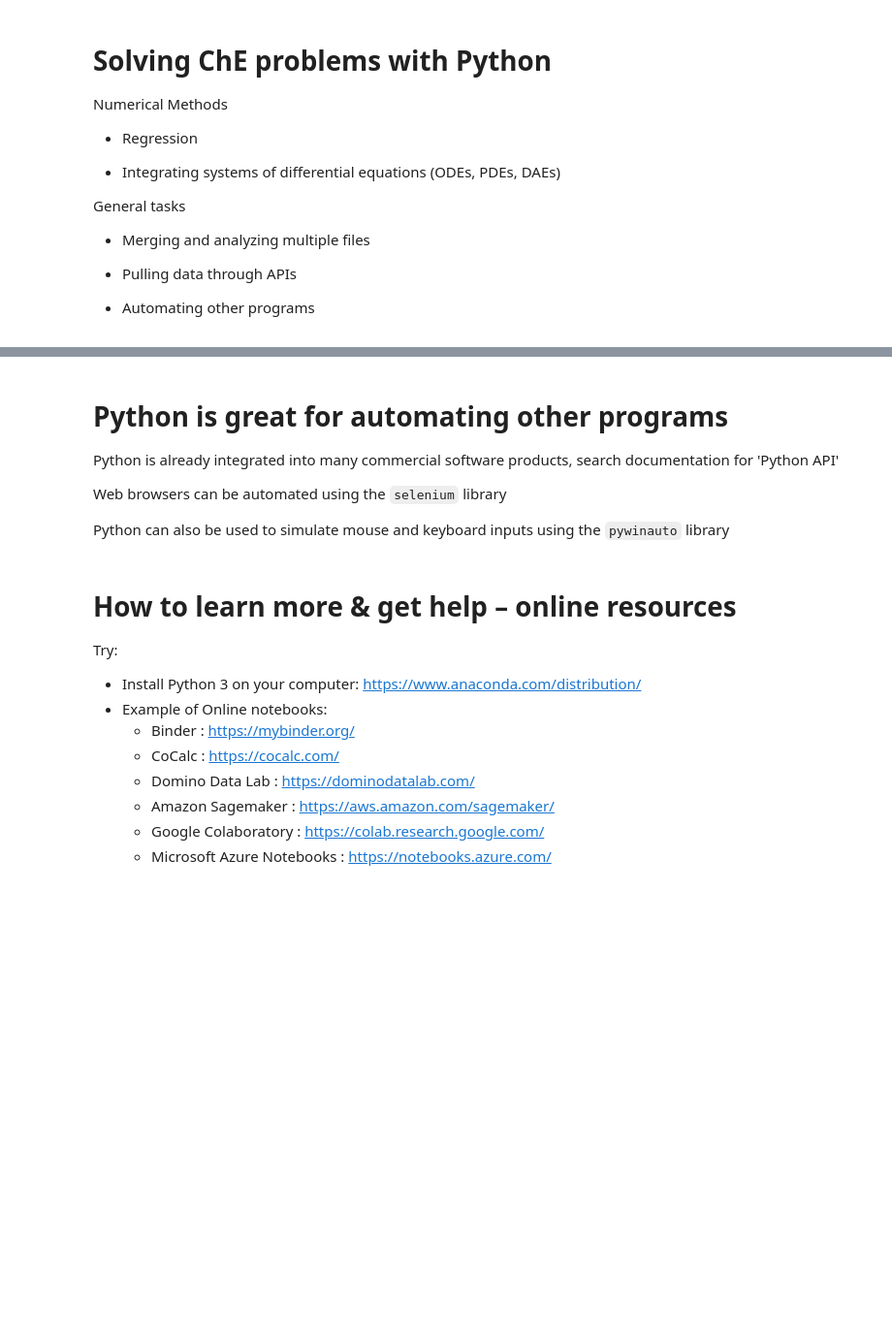
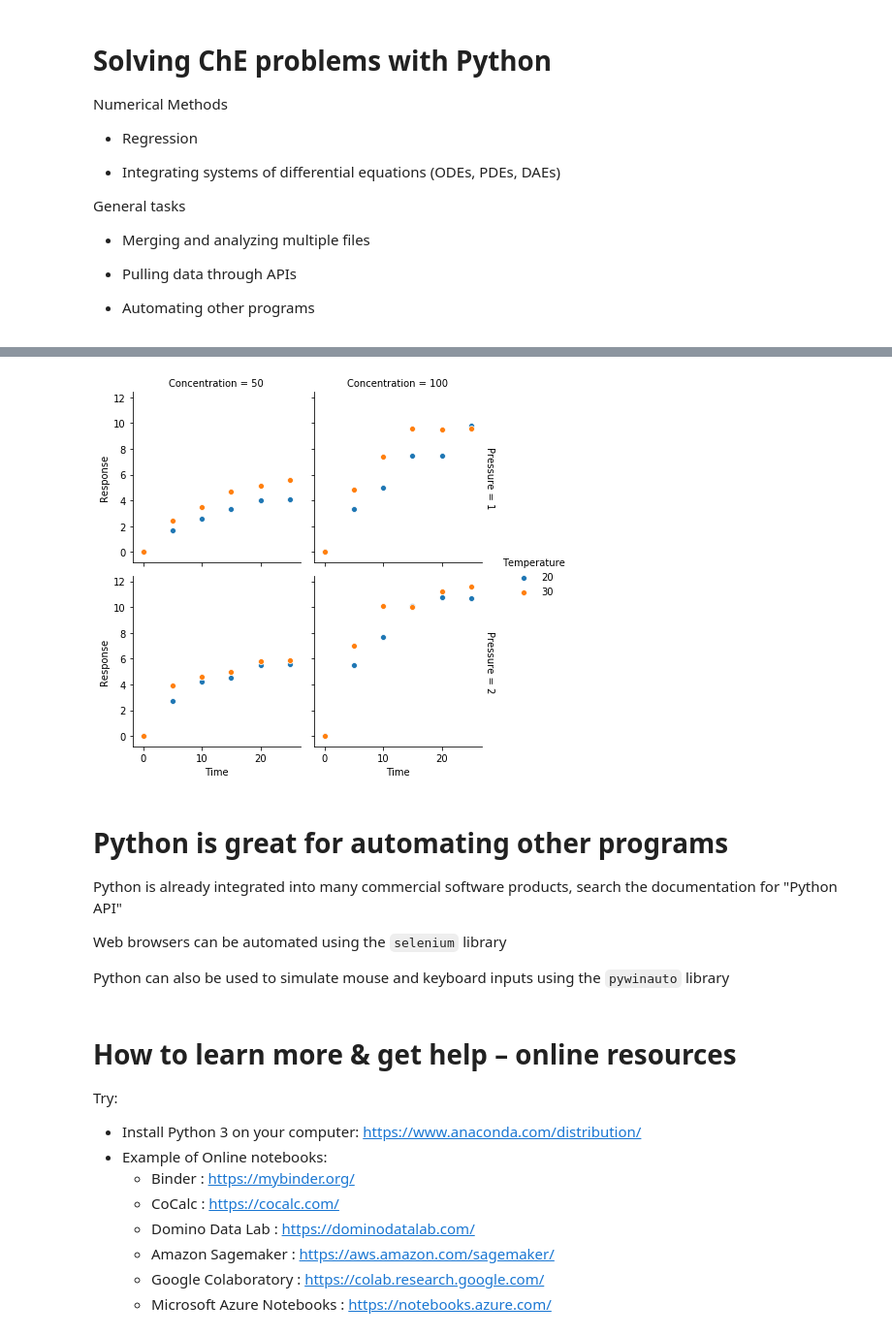
Before and after one commit to chepyle/Python4ChEs, a Jupyter notebook: Python4ChEs.ipynb, the cells around one changed output, grey strips where cells are left out. Shown: that part at 97% size. Cells and saved outputs as stored; diff of their text form; code cells hidden in the pictures; blank space fills up the shorter version.

Commit message:
fix typos, add seaborn example

```diff
--- a/Python4ChEs.ipynb
+++ b/Python4ChEs.ipynb
@@ -210,2 +223,3 @@ General tasks
 # %%
 import pandas as pd
+expt_info  = pd.read_excel('./ExampleData/condition info.xlsx')
@@ -214,0 +226,14 @@ import sympy
+# %%
+import glob
+import re
+dfs = []
+for file in glob.glob('./ExampleData/*.xlsx'):
+    file_num = re.search(r'(\d)',file)          # pluck the number from the file name
+    if file_num:                                # if there is a number to be found
+        df = pd.read_excel(file)                # read each file
+        df['Expt'] = int(file_num[0])           # add a column with the number
+        dfs.append(df)                          # collect the contents of each file
+# %%
+df_cat = pd.concat(dfs)
+print(df_cat.shape)
+df_cat.sample(5)
@@ -214,0 +248,4 @@ import sympy
+# %%
+df_all = df_cat.merge(expt_info,on='Expt')
+print(df_all.shape)
+df_all.sample(5)
@@ -215,7 +260,15 @@ import sympy
+# %%
+import seaborn as sns
+%matplotlib inline
+g = sns.FacetGrid(df_all, row="Pressure", col="Concentration", hue='Temperature', margin_titles=True)
+g.map(sns.scatterplot,'Time','Response')
+g.add_legend();
+# %% [output]
+[figure, added]
 # %% [markdown]
 # Python is great for automating other programs
 
-Python is already integrated into many commercial software products, search documentation for 'Python API'
+Python is already integrated into many commercial software products, search the documentation for "Python API"
 
 Web browsers can be automated using the `selenium` library
 
```
Also changed, not shown: parts of 17 cells of this notebook, 12 other files.
